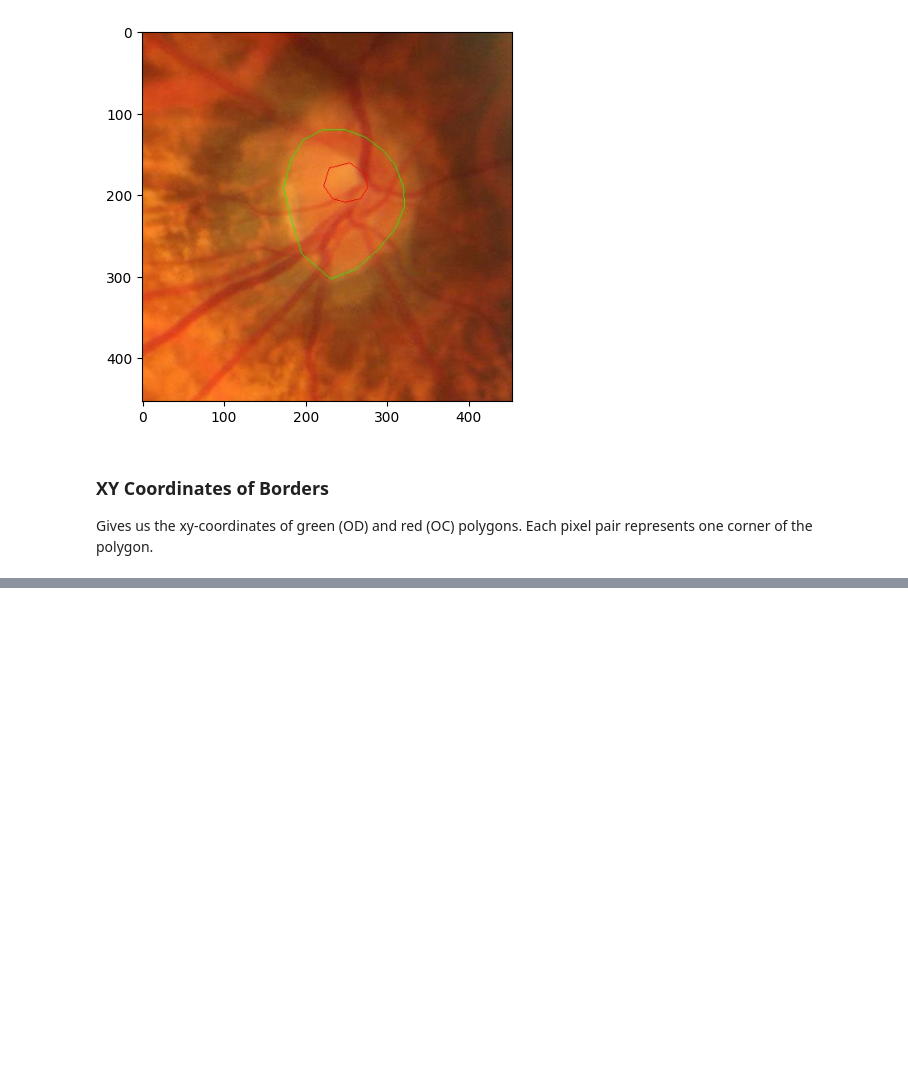
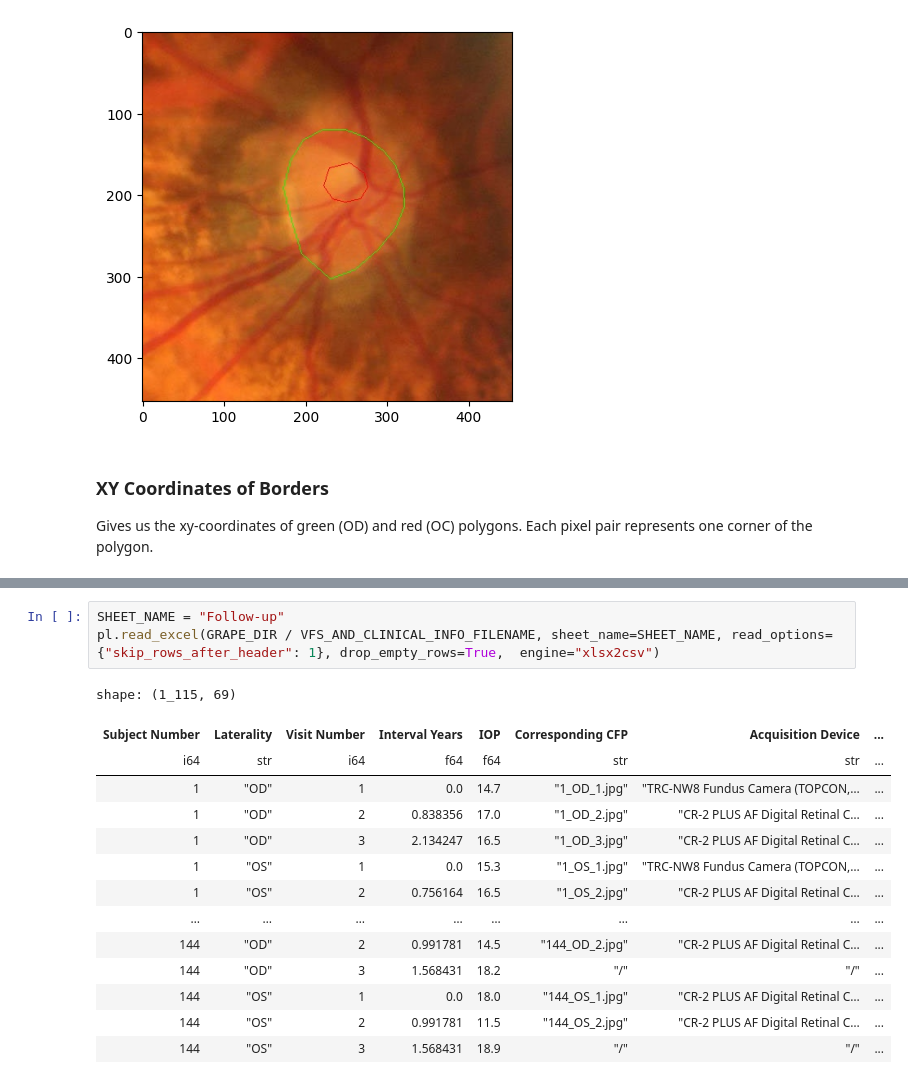
Before and after one commit to Benji19967/glaucoma-vf-ml, a Jupyter notebook: notebooks/GRAPE.ipynb, the cells around one changed output, grey strips where cells are left out. Cells and saved outputs as stored; diff of their text form; blank space fills up the shorter version.

```diff
--- a/notebooks/GRAPE.ipynb
+++ b/notebooks/GRAPE.ipynb
@@ -74,0 +108,18 @@ print(json.dumps(coords["shapes"], indent=4))
+# %%
+SHEET_NAME = "Follow-up"
+pl.read_excel(GRAPE_DIR / VFS_AND_CLINICAL_INFO_FILENAME, sheet_name=SHEET_NAME, read_options={"skip_rows_after_header": 1}, drop_empty_rows=True,  engine="xlsx2csv")
+# %% [output]
+shape: (1_115, 69)
+| Subject Number | Laterality | Visit Number | Interval Years | IOP | Corresponding CFP | Acquisition Device | ... |
+| i64 | str | i64 | f64 | f64 | str | str | ... |
+| 1 | "OD" | 1 | 0.0 | 14.7 | "1_OD_1.jpg" | "TRC-NW8 Fundus Camera (TOPCON,… | ... |
+| 1 | "OD" | 2 | 0.838356 | 17.0 | "1_OD_2.jpg" | "CR-2 PLUS AF Digital Retinal C… | ... |
+| 1 | "OD" | 3 | 2.134247 | 16.5 | "1_OD_3.jpg" | "CR-2 PLUS AF Digital Retinal C… | ... |
+| 1 | "OS" | 1 | 0.0 | 15.3 | "1_OS_1.jpg" | "TRC-NW8 Fundus Camera (TOPCON,… | ... |
+| 1 | "OS" | 2 | 0.756164 | 16.5 | "1_OS_2.jpg" | "CR-2 PLUS AF Digital Retinal C… | ... |
+| … | … | … | … | … | … | … | ... |
+| 144 | "OD" | 2 | 0.991781 | 14.5 | "144_OD_2.jpg" | "CR-2 PLUS AF Digital Retinal C… | ... |
+| 144 | "OD" | 3 | 1.568431 | 18.2 | "/" | "/" | ... |
+| 144 | "OS" | 1 | 0.0 | 18.0 | "144_OS_1.jpg" | "CR-2 PLUS AF Digital Retinal C… | ... |
+| 144 | "OS" | 2 | 0.991781 | 11.5 | "144_OS_2.jpg" | "CR-2 PLUS AF Digital Retinal C… | ... |
+| 144 | "OS" | 3 | 1.568431 | 18.9 | "/" | "/" | ... |
```
Also changed, not shown: parts of 6 cells of this notebook.
